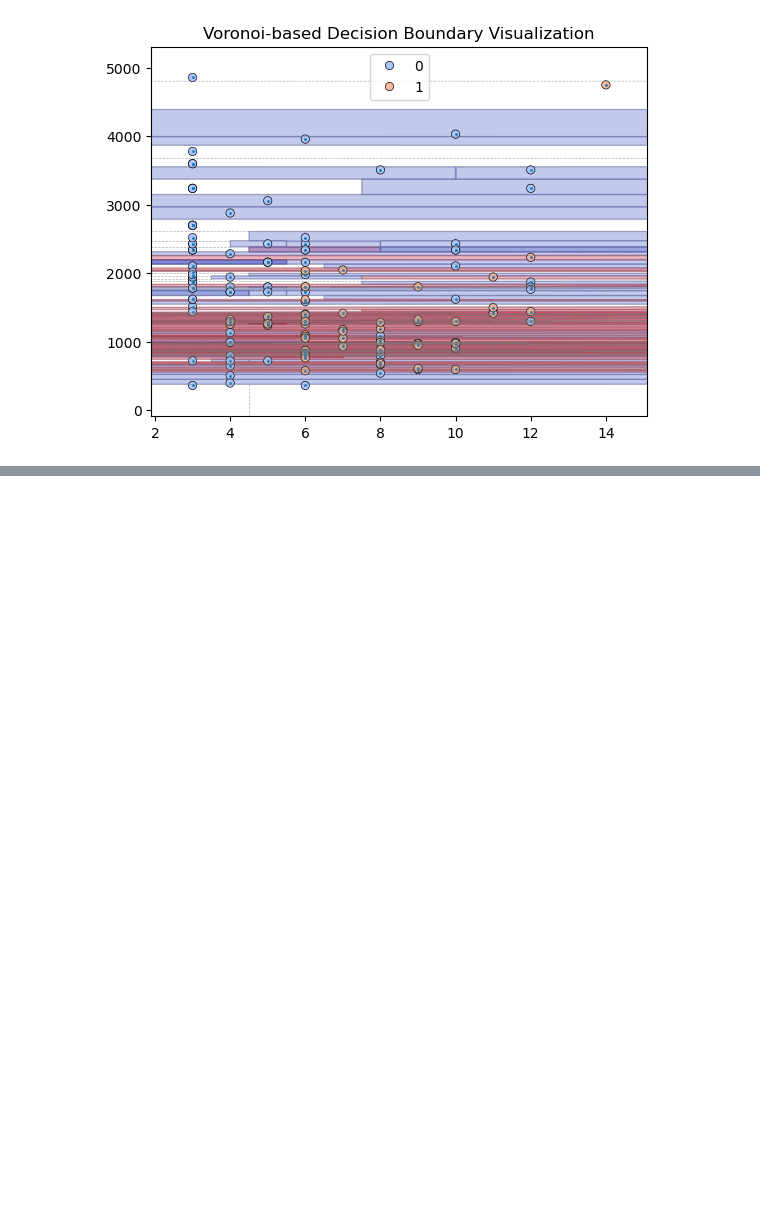
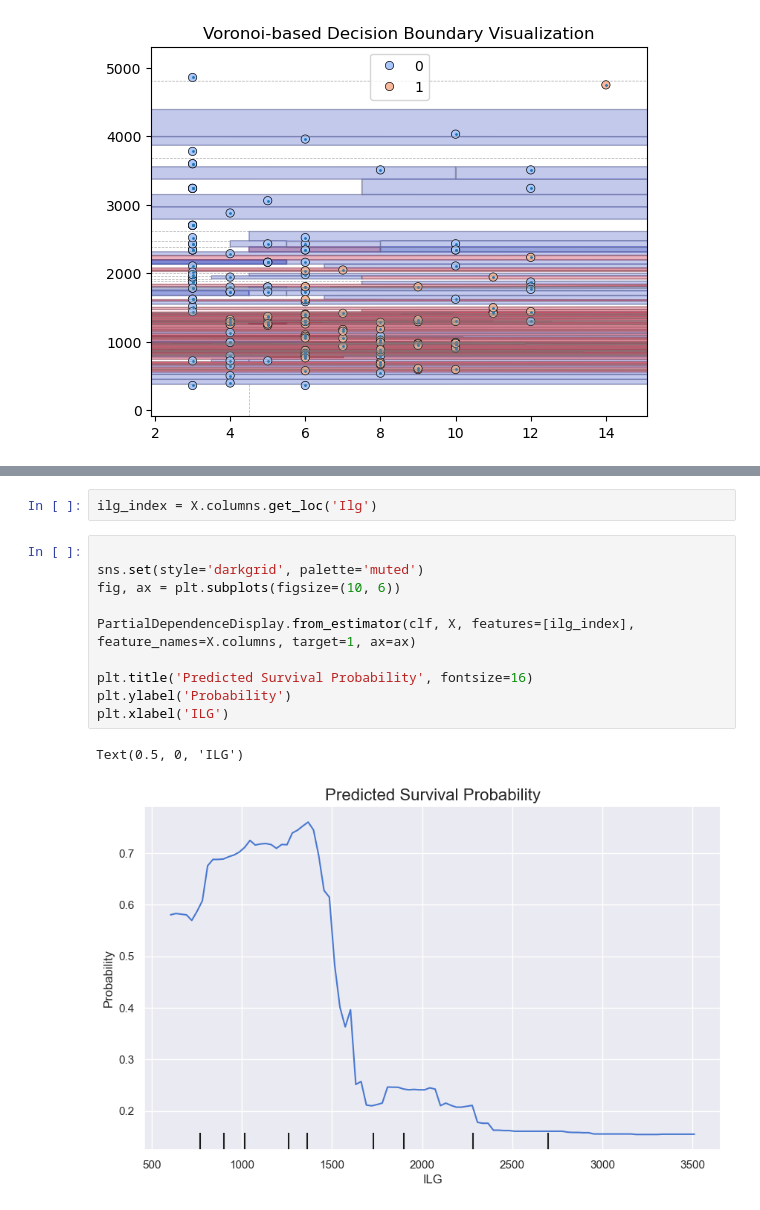
Before and after one commit to serize02/LGI-predictor, a Jupyter notebook: notebooks/08-clf-decision-bounds.ipynb, the cells around one changed output, grey strips where cells are left out. Cells and saved outputs as stored; diff of their text form; blank space fills up the shorter version.

```diff
--- a/notebooks/08-clf-decision-bounds.ipynb
+++ b/notebooks/08-clf-decision-bounds.ipynb
@@ -42,0 +47,15 @@ Text(0.5, 1.0, 'Voronoi-based Decision Boundary Visualization')
+# %%
+ilg_index = X.columns.get_loc('Ilg')
+# %%
+
+sns.set(style='darkgrid', palette='muted')
+fig, ax = plt.subplots(figsize=(10, 6))
+
+PartialDependenceDisplay.from_estimator(clf, X, features=[ilg_index], feature_names=X.columns, target=1, ax=ax)
+
+plt.title('Predicted Survival Probability', fontsize=16)
+plt.ylabel('Probability')
+plt.xlabel('ILG')
+# %% [output]
+Text(0.5, 0, 'ILG')
+[figure, added]
```
Also changed, not shown: parts of 2 cells of this notebook.
